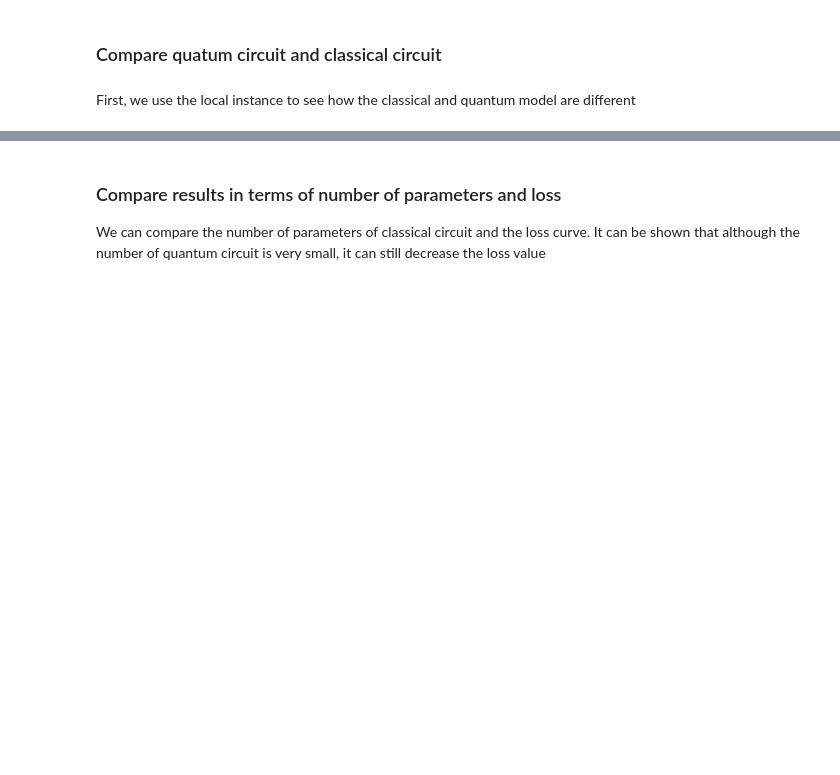
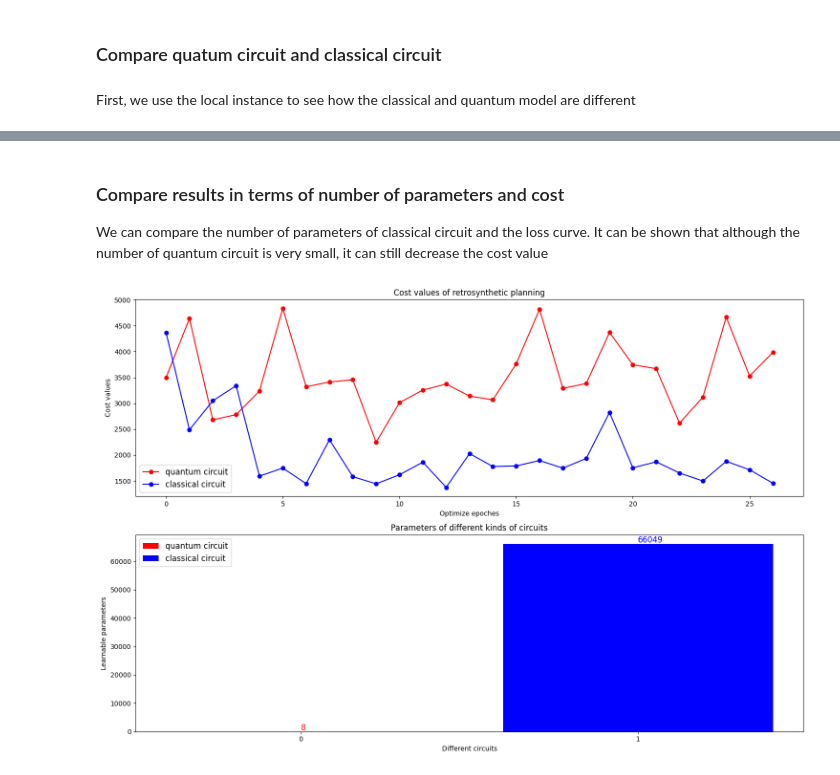
Before and after one commit to amazon-braket/amazon-braket-algorithm-library, a Jupyter notebook: notebooks/industry_applications/healthcare-and-life-sciences/Retrosynthetic_Planning/Retrosynthetic_Planning_Quantum_Reinforcement_Learning.ipynb, the cells around one changed output, grey strips where cells are left out. Saved outputs shown, nothing was run; the diff lists cells and outputs as text; code cells hidden in the pictures; blank space fills up the shorter version.

```diff
--- a/notebooks/industry_applications/healthcare-and-life-sciences/Retrosynthetic_Planning/Retrosynthetic_Planning_Quantum_Reinforcement_Learning.ipynb
+++ b/notebooks/industry_applications/healthcare-and-life-sciences/Retrosynthetic_Planning/Retrosynthetic_Planning_Quantum_Reinforcement_Learning.ipynb
@@ -162,6 +165,7 @@ agent_param["data_path"] = data_path
 agent_param["s3_data_path"]=s3_data_path
 agent_param["train_mode"] = train_mode
 agent_param["episodes"] = 10
+agent_param["epoches_per_episode"] = 50
 # %%
 import json
 
@@ -309,5 +302,5 @@ finish epoch 1 for 1.4277299245198568e-05 minutes
 # %% [markdown]
-### Compare results in terms of number of parameters and loss
+### Compare results in terms of number of parameters and cost
 
 We can compare the number of parameters of classical circuit and the loss curve. It can be shown that although the number of quantum
-circuit is very small, it can still decrease the loss value
+circuit is very small, it can still decrease the cost value
@@ -313,0 +316,56 @@ circuit is very small, it can still decrease the loss value
+# %%
+import matplotlib.pyplot as plt
+
+SMALL_SIZE = 8
+MEDIUM_SIZE = 10
+BIGGER_SIZE = 12
+
+def draw_cost_curve_and_circuit_parameters(cost_infos, circuit_infos):
+    # Line graph subplot
+    # plt.subplot(2, 1, 1)
+    f, (ax1, ax2) = plt.subplots(2, figsize=(15, 10))
+    for cost in cost_infos:
+        cost_value = cost['value']
+        x_line = range(len(cost_value))
+        cost_color = cost['color']
+        cost_title = cost['title']
+        ax1.plot(x_line, cost_value, marker='o', linestyle='-', color=cost_color, label=cost_title)
+
+    ax1.set_xlabel('Optimize epoches')
+    ax1.set_ylabel('Cost values')
+    ax1.set_title('Cost values of retrosynthetic planning')
+    ax1.legend()
+
+    # # Bar graph subplot
+    # plt.subplot(2, 1, 2)
+    circuit_parameters = circuit_infos['parameters']
+    x_bar = range(len(circuit_parameters))
+    colors = circuit_infos['colors']
+    titles = circuit_infos['titles']
+    ax2.bar(x_bar, circuit_parameters, color=colors, label=titles)
+    idx = 0
+    for param, color in zip(circuit_parameters, colors):
+        ax2.text(idx, param + 500, str(param), color=color, fontsize = 12)
+        idx = idx + 1
+    ax2.set_xticks(x_bar)
+    ax2.set_xlabel('Different circuits')
+    ax2.set_ylabel('Learnable parameters')
+    ax2.set_title('Parameters of different kinds of circuits')
+    ax2.legend()
+
+
+    # plt.legend()
+    plt.tight_layout()
+    plt.show()
+
+cost_infos = []
+cost_infos.append({'value':retro_qrl_agent.lossv, 'color':'red', 'title':"quantum circuit"})
+cost_infos.append({'value':retro_crl_agent.lossv, 'color':'blue', 'title':"classical circuit"})
+circuit_infos = {}
+circuit_infos['parameters'] = [quantum_param_sum, classical_param_sum]
+circuit_infos['titles'] = ["quantum circuit", "classical circuit"]
+circuit_infos['colors'] = ["red", "blue"]
+
+draw_cost_curve_and_circuit_parameters(cost_infos, circuit_infos)
+# %% [output]
+[figure, added]
```
Also changed, not shown: parts of 12 cells of this notebook, 1 other file.
